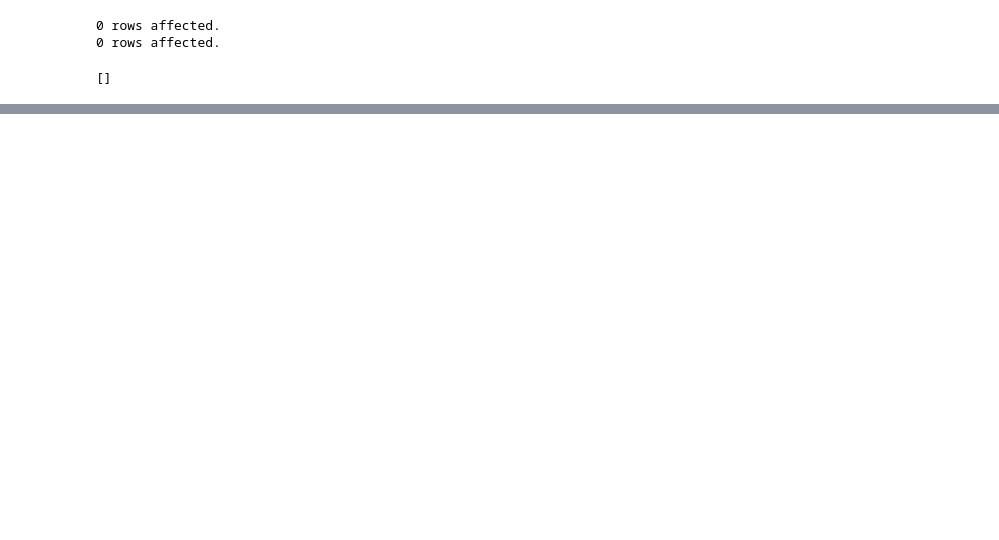
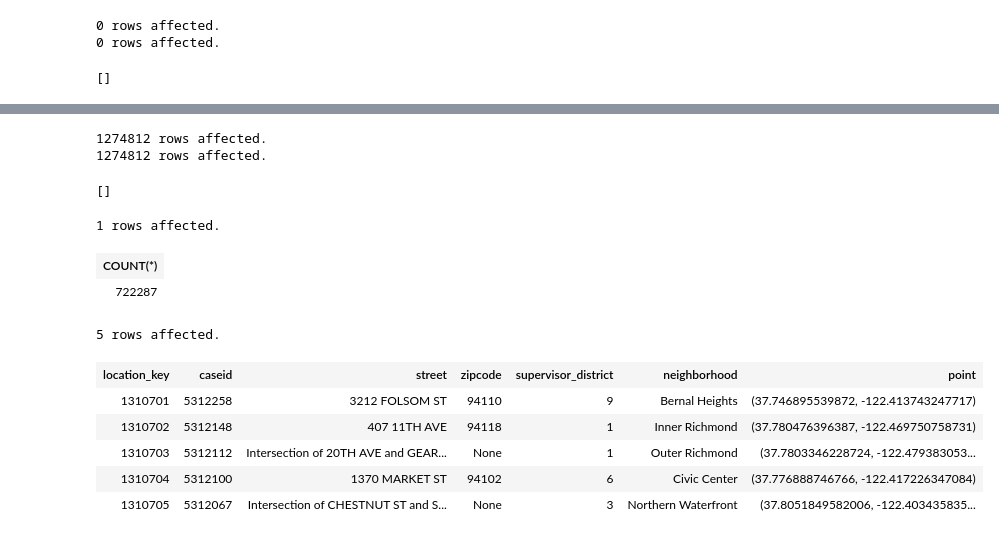
Before and after one commit to nriyer/star_schema, a Jupyter notebook: pelamoko_iyer.ipynb, the cells around one changed output, grey strips where cells are left out. Saved outputs shown, nothing was run; the diff lists cells and outputs as text; code cells hidden in the pictures; blank space fills up the shorter version.

```diff
--- a/pelamoko_iyer.ipynb
+++ b/pelamoko_iyer.ipynb
@@ -549,0 +562,39 @@ CREATE TABLE location_dim(
+# %%
+%%sql
+DELETE FROM location_dim;
+INSERT INTO location_dim(caseid, street, zipcode, supervisor_district, neighborhood, point)
+SELECT caseid, SUBSTRING_INDEX(address,',',1),
+    CASE WHEN TRIM(SUBSTRING(SUBSTRING_INDEX(SUBSTRING_INDEX(address,',',100),',',-1),1,3)) = "94" THEN
+        SUBSTRING_INDEX(SUBSTRING_INDEX(address,',',100),',',-1)
+    ELSE NULL
+    END,
+    supervisor_district, neighborhood, point
+FROM cases
+WHERE opened < closed
+# %% [output]
+1274812 rows affected.
+1274812 rows affected.
+[]
+# %%
+%%sql
+SELECT COUNT(*)
+FROM location_dim
+WHERE zipcode IS NOT NULL
+LIMIT 20
+# %% [output]
+1 rows affected.
+| COUNT(*) |
+| 722287 |
+# %%
+%%sql
+SELECT *
+FROM location_dim
+LIMIT 5
+# %% [output]
+5 rows affected.
+| location_key | caseid | street | zipcode | supervisor_district | neighborhood | point |
+| 1310701 | 5312258 | 3212 FOLSOM ST | 94110 | 9 | Bernal Heights | (37.746895539872, -122.413743247717) |
+| 1310702 | 5312148 | 407 11TH AVE | 94118 | 1 | Inner Richmond | (37.780476396387, -122.469750758731) |
+| 1310703 | 5312112 | Intersection of 20TH AVE and GEAR... | None | 1 | Outer Richmond | (37.7803346228724, -122.479383053... |
+| 1310704 | 5312100 | 1370 MARKET ST | 94102 | 6 | Civic Center | (37.776888746766, -122.417226347084) |
+| 1310705 | 5312067 | Intersection of CHESTNUT ST and S... | None | 3 | Northern Waterfront | (37.8051849582006, -122.403435835... |
```
Also changed, not shown: parts of 28 cells of this notebook.
